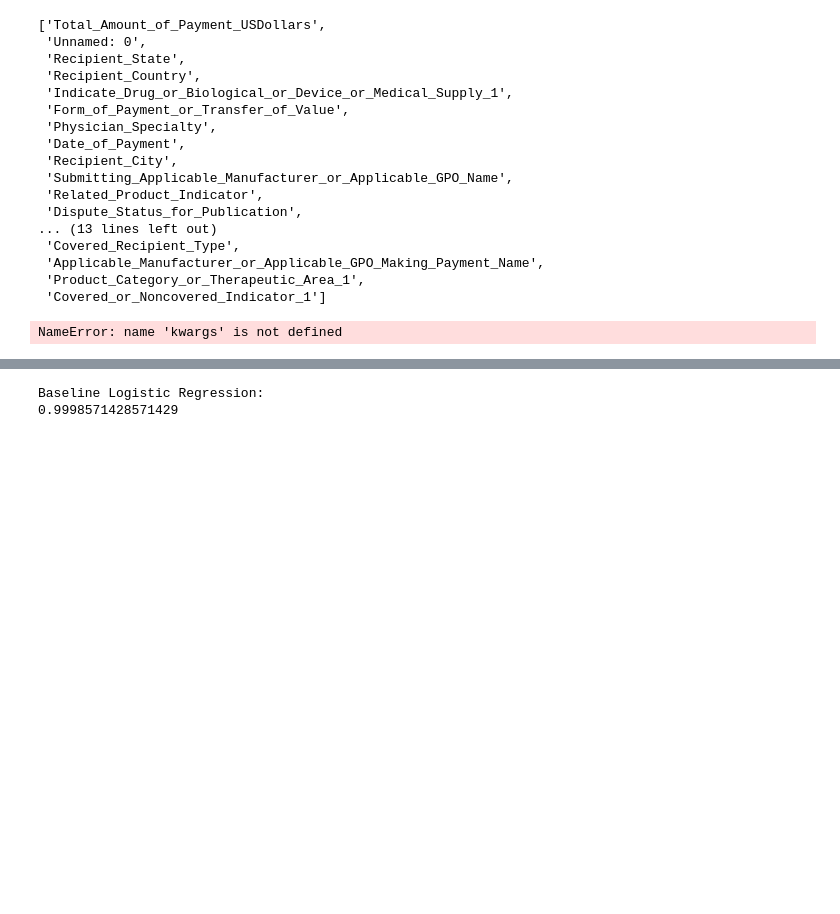
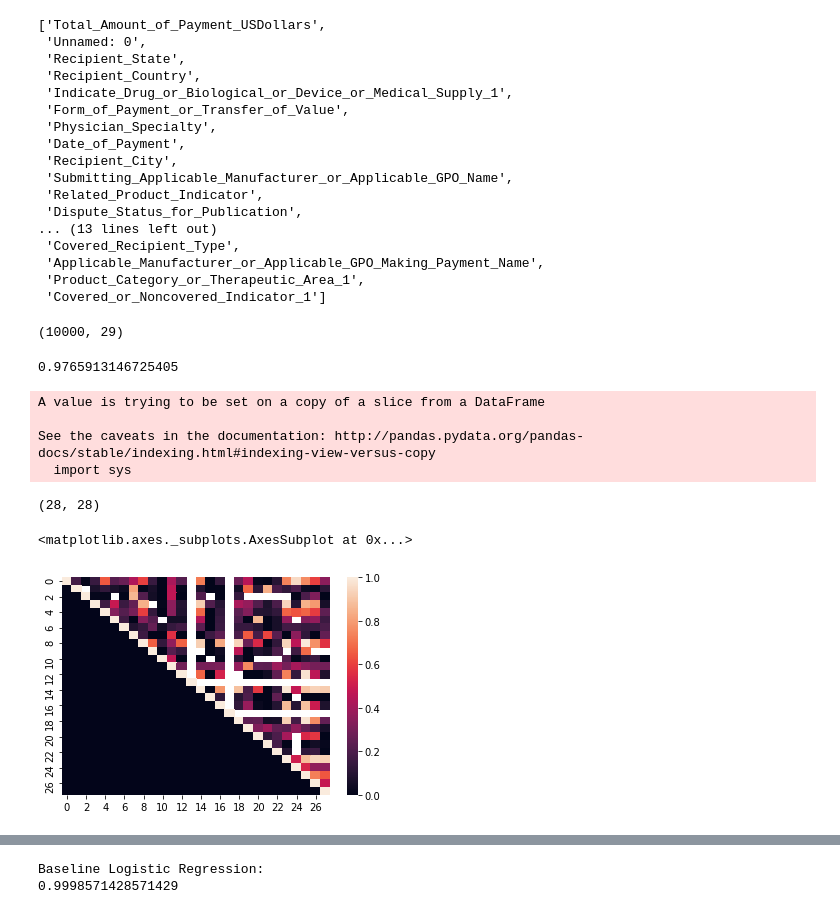
Before and after one commit to aml-spring-19/homework-3-rr3201_at3250, a Jupyter notebook: Task2.ipynb, the cells around one changed output, grey strips where cells are left out. Drawn from its saved outputs; the diff is of its cells as text; code cells hidden in the pictures; blank space fills up the shorter version.

```diff
--- a/Task2.ipynb
+++ b/Task2.ipynb
@@ -139,21 +144,15 @@ list(new)
  'Applicable_Manufacturer_or_Applicable_GPO_Making_Payment_Name',
  'Product_Category_or_Therapeutic_Area_1',
  'Covered_or_Noncovered_Indicator_1']
+# %%
+new_df = pd.concat([categ_temp,target],axis=1)
+new_df.shape
+# %% [output]
+(10000, 29)
 # %%
+#Reference: https://towardsdatascience.com/the-search-for-categorical-correlation-a1cf7f1888c9
 def cramers_v(x, y):
-    """
-    Calculates Cramer's V statistic for categorical-categorical association.
-    Uses correction from Bergsma and Wicher, Journal of the Korean Statistical Society 42 (2013): 323-328.
-    This is a symmetric coefficient: V(x,y) = V(y,x)
-    Original function taken from: https://stackoverflow.com/a/46498792/5863503
-    Wikipedia: https://en.wikipedia.org/wiki/Cram%C3%A9r%27s_V
-    :param x: list / NumPy ndarray / Pandas Series
-        A sequence of categorical measurements
-    :param y: list / NumPy ndarray / Pandas Series
-        A sequence of categorical measurements
-    :return: float
-        in the range of [0,1]
-    """
+
     confusion_matrix = pd.crosstab(x,y)
     chi2 = ss.chi2_contingency(confusion_matrix)[0]
     n = confusion_matrix.sum().sum()
@@ -163,18 +162,37 @@ def cramers_v(x, y):
     rcorr = r-((r-1)**2)/(n-1)
     kcorr = k-((k-1)**2)/(n-1)
     return np.sqrt(phi2corr/min((kcorr-1),(rcorr-1)))
+# %%
+cramers_v(data['Applicable_Manufacturer_or_Applicable_GPO_Making_Payment_ID'],data['Applicable_Manufacturer_or_Applicable_GPO_Making_Payment_Country'])
+# %% [output]
+0.9765913146725405
 # %%
-columns = categ_temp.columns
+columns = new_df.columns
+cell = np.zeros(shape=(len(columns),len(columns)))
+
 for i in range(0,len(columns)):
-    for j in range(i,len(columns)):
+    for j in range(0,len(columns)):
         if i == j:
-            categ_temp[columns[i]][columns[j]] = 1.0
+            cell[i][j] = new_df[columns[i]][columns[j]] = 1.0
+
+            j +=1
+
         else:
-            cell = cramers_v(categ_temp[columns[i]],categ_temp[columns[j]])
+            cell[i][j] = cramers_v(new_df[columns[i]],new_df[columns[j]])
 
-categ_temp.fillna(value=np.nan, inplace=True)
-plt.figure(figsize=kwargs.get('figsize',None))
-sns.heatmap(categ_temp, annot=kwargs.get('annot',True), fmt=kwargs.get('fmt','.2f'))
-plt.show()
+            j +=1
 # %% [output]
-NameError: name 'kwargs' is not defined
+A value is trying to be set on a copy of a slice from a DataFrame
+
+See the caveats in the documentation: http://pandas.pydata.org/pandas-docs/stable/indexing.html#indexing-view-versus-copy
+  import sys
+# %%
+cell_df = pd.DataFrame(cell,index=columns, columns=columns)
+cell.shape
+# %% [output]
+(28, 28)
+# %%
+sns.heatmap(cell)
+# %% [output]
+<matplotlib.axes._subplots.AxesSubplot at 0x...>
+[figure, added]
```
Also changed, not shown: parts of 7 cells of this notebook.
